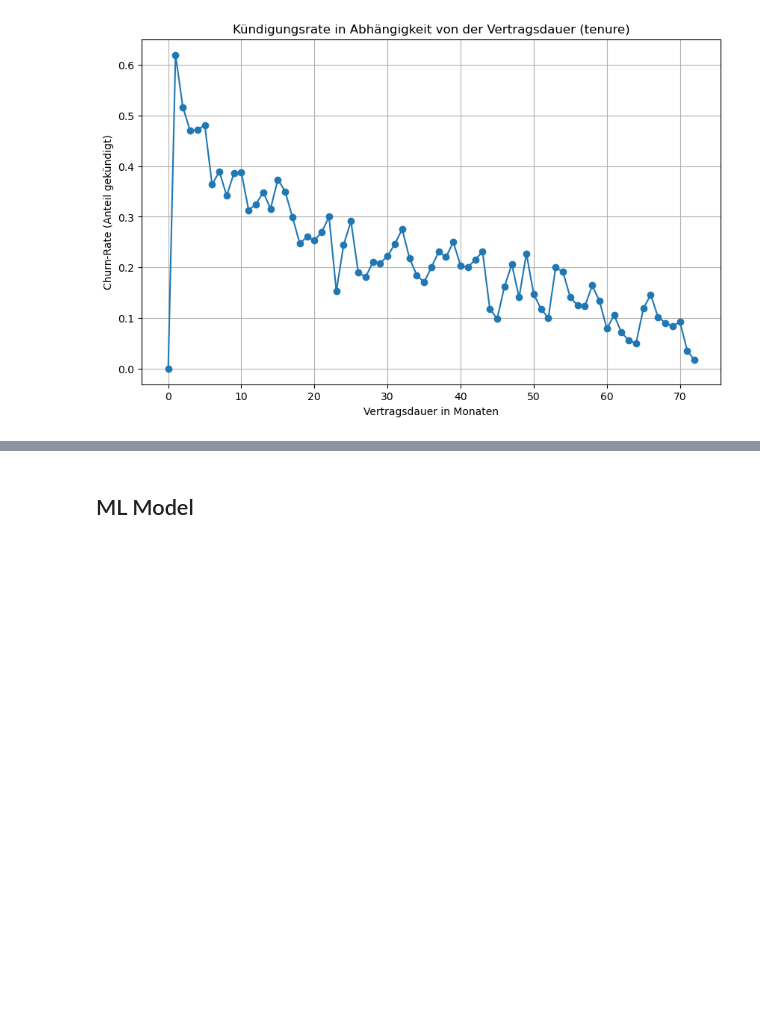
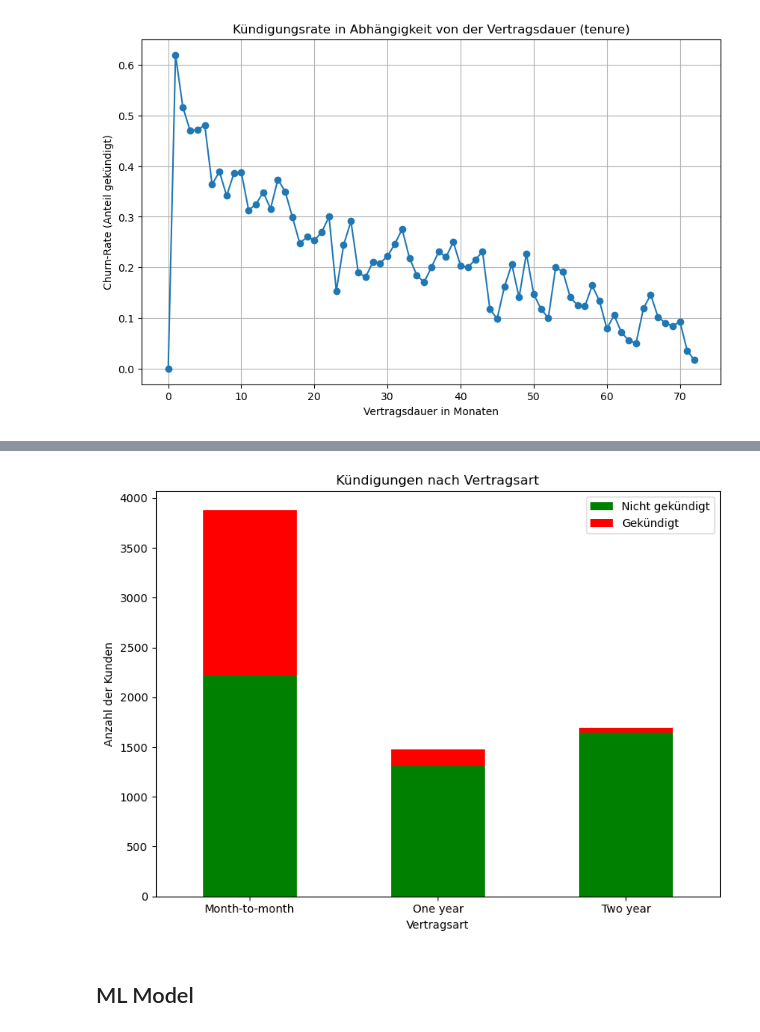
Before and after one commit to code-mert/TelcoCustomerChurn, a Jupyter notebook: Telco_CustomerChurn.ipynb, the cells around one changed output, grey strips where cells are left out. Drawn from its saved outputs; the diff is of its cells as text; code cells hidden in the pictures; blank space fills up the shorter version.

```diff
--- a/Telco_CustomerChurn.ipynb
+++ b/Telco_CustomerChurn.ipynb
@@ -139,3 +177,18 @@ plt.show()
+# %%
+# Gruppiere nach Vertragsart und Kündigung
+contract_churn_counts = df.groupby(['Contract', 'Churn']).size().unstack(fill_value=0)
+
+# Balkendiagramm
+contract_churn_counts.plot(kind='bar', stacked=True, figsize=(8, 6), color=['green', 'red'])
+plt.title('Kündigungen nach Vertragsart')
+plt.xlabel('Vertragsart')
+plt.ylabel('Anzahl der Kunden')
+plt.legend(['Nicht gekündigt', 'Gekündigt'])
+plt.xticks(rotation=0)
+plt.tight_layout()
+plt.show()
+# %% [output]
+[figure, added]
 # %% [markdown]
 ## ML Model
 # %%
```
Also changed, not shown: parts of 21 cells of this notebook, 1 other file.
